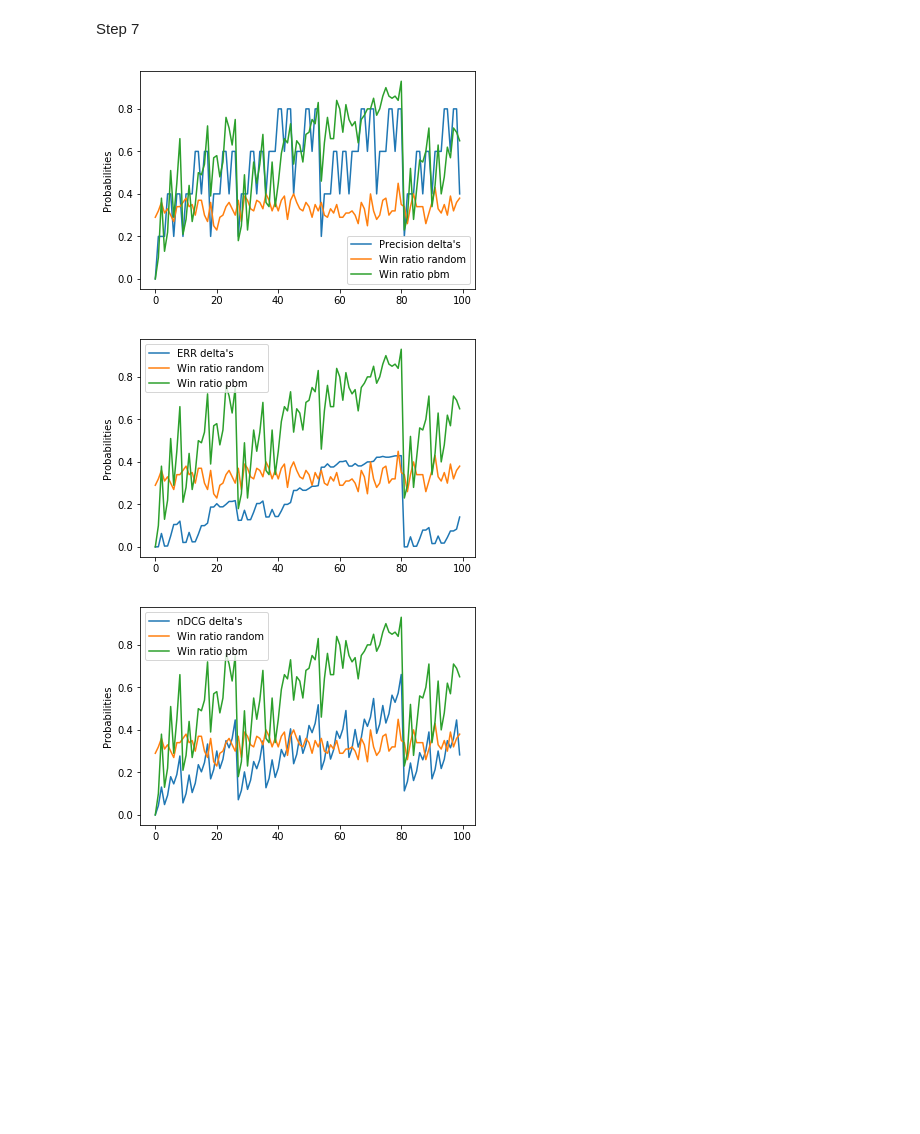
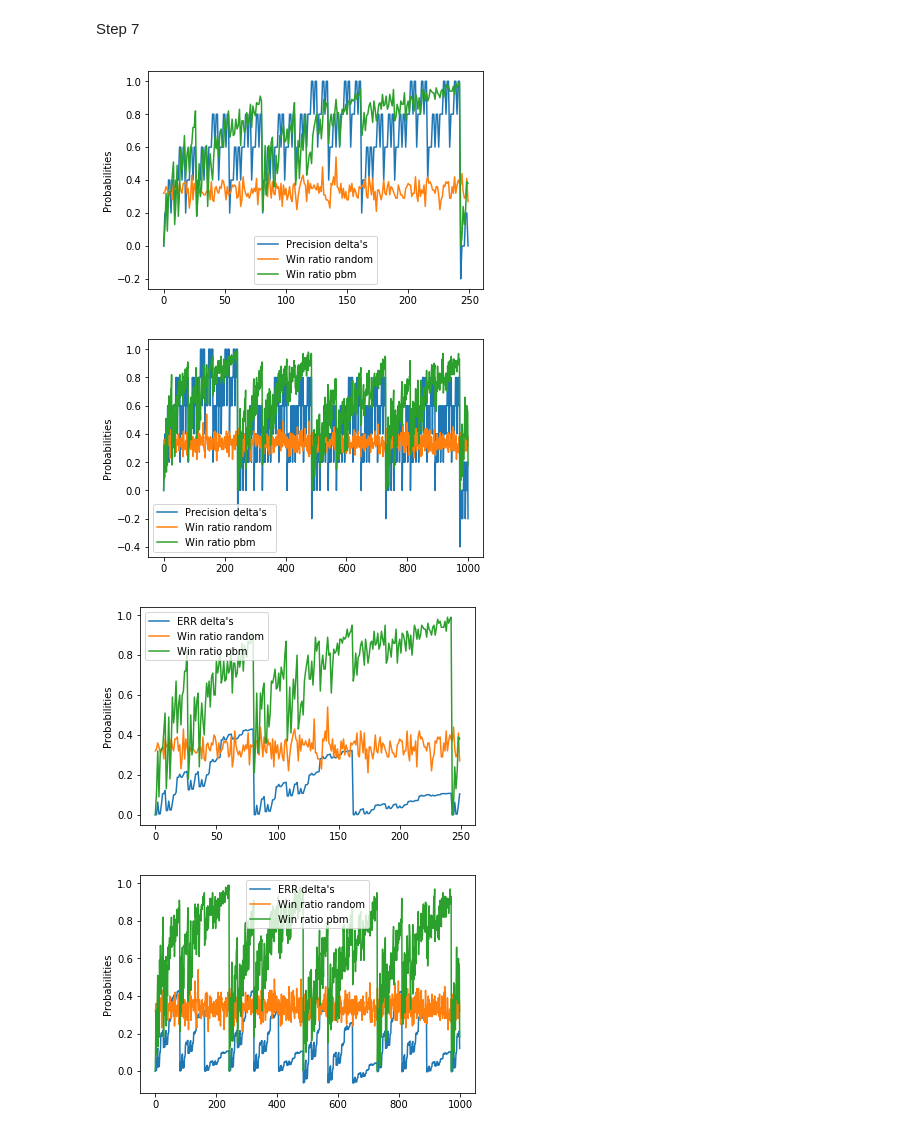
Before and after one commit to TychoKoster/IR1, a Jupyter notebook: IR_HW1.ipynb, the cells around one changed output. Drawn from its saved outputs; the diff is of its cells as text; code cells hidden in the pictures; blank space fills up the shorter version.

```diff
--- a/IR_HW1.ipynb
+++ b/IR_HW1.ipynb
@@ -388,7 +388,7 @@ errs = []
 ndcgs = []
 k = 10
 
-for pair in pairs[:100]:
+for pair in pairs[:1000]:
     win_random, win_pbm = simulate_interleaving(pair, 2, gamma, alpha, N)
     P = pair[0]
     E = pair[1]
@@ -414,33 +414,55 @@ for pair in pairs[:100]:
 
     # Append all values to list for visualization
     precision_deltas.append(precision_delta)
     errs.append(err_delta)
     ndcgs.append(ndcg_delta)
     win_ratio_randoms.append(win_ratio_random)
     win_ratio_pbms.append(win_ratio_pbm)
 
 #
+plt.plot(precision_deltas[:250], label="Precision delta's")
+plt.plot(win_ratio_randoms[:250], label='Win ratio random')
+plt.plot(win_ratio_pbms[:250], label='Win ratio pbm')
+plt.ylabel('Probabilities')
+plt.legend()
+plt.show()
+
 plt.plot(precision_deltas, label="Precision delta's")
 plt.plot(win_ratio_randoms, label='Win ratio random')
 plt.plot(win_ratio_pbms, label='Win ratio pbm')
+plt.ylabel('Probabilities')
+plt.legend()
+plt.show()
+
+plt.plot(errs[:250], label="ERR delta's")
+plt.plot(win_ratio_randoms[:250], label='Win ratio random')
+plt.plot(win_ratio_pbms[:250], label='Win ratio pbm')
 plt.ylabel('Probabilities')
 plt.legend()
 plt.show()
 
 plt.plot(errs, label="ERR delta's")
 plt.plot(win_ratio_randoms, label='Win ratio random')
 plt.plot(win_ratio_pbms, label='Win ratio pbm')
 plt.ylabel('Probabilities')
 plt.legend()
 plt.show()
 
+plt.plot(ndcgs[:250], label="nDCG delta's")
+plt.plot(win_ratio_randoms[:250], label='Win ratio random')
+plt.plot(win_ratio_pbms[:250], label='Win ratio pbm')
+plt.ylabel('Probabilities')
+plt.legend()
+plt.show()
+
 plt.plot(ndcgs, label="nDCG delta's")
 plt.plot(win_ratio_randoms, label='Win ratio random')
 plt.plot(win_ratio_pbms, label='Win ratio pbm')
 plt.ylabel('Probabilities')
 plt.legend()
 plt.show()
 # %% [output]
-[figure, old version]
+[figure, new version]
-[figure, old version]
+[figure, new version]
-[figure, old version]
+[figure, new version]
+[figure, added]
```
Also changed, not shown: parts of 5 cells of this notebook.
